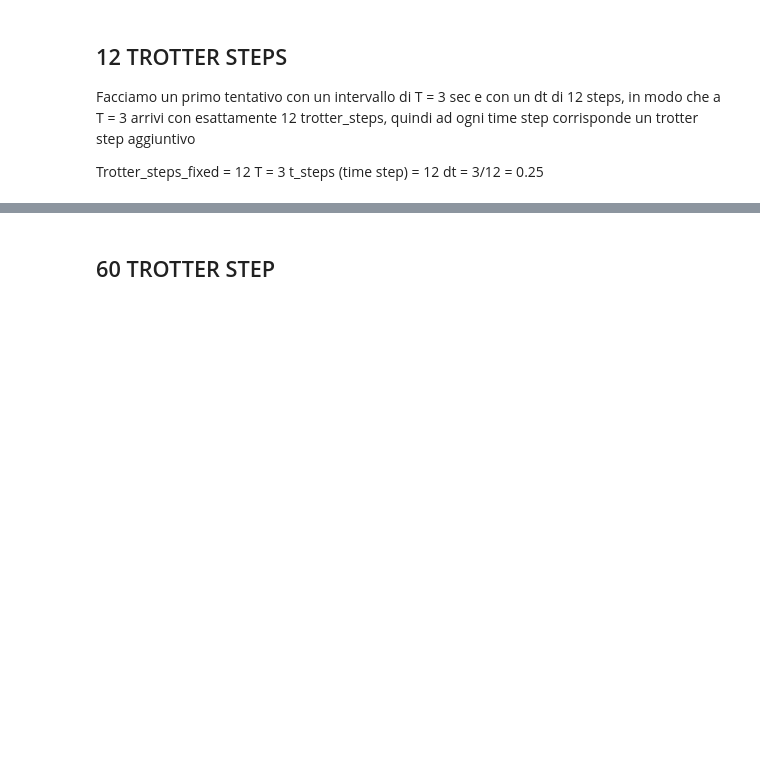
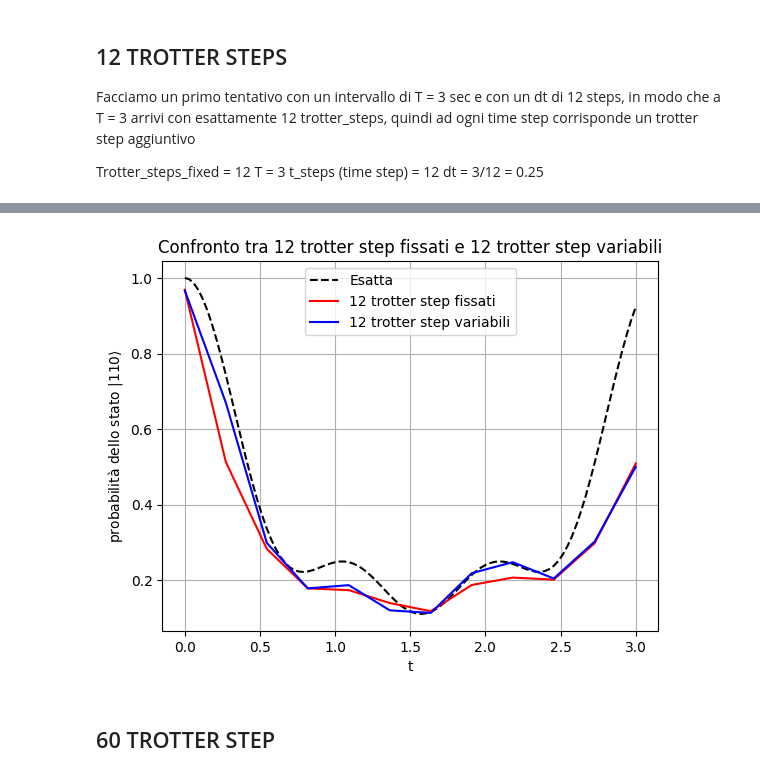
Before and after one commit to qismib/TETrIs, a Jupyter notebook: notebooks/parameter_changes/fixed_vs_dynamic_trotter_steps.ipynb, the cells around one changed output, grey strips where cells are left out. Cells and saved outputs as stored; diff of their text form; code cells hidden in the pictures; blank space fills up the shorter version.

```diff
--- a/notebooks/parameter_changes/fixed_vs_dynamic_trotter_steps.ipynb
+++ b/notebooks/parameter_changes/fixed_vs_dynamic_trotter_steps.ipynb
@@ -209,0 +225,28 @@ plt.show()
+# %%
+pm = generate_preset_pass_manager(optimization_level=3, backend=fake_backend)
+
+#facciamo andare il circuito con trotter step variabili
+
+trotter_steps_variable = 1 #inizializziamo ad uno e aumenteremo il valore
+probs_variable = []
+
+for sim_t in ts:
+    qc = QuantumCircuit(3)
+    #buildiamo lo stato
+    qc.x(1)
+    qc.x(2)
+
+    trott_steps = Heisenberg_Trotter(num_spins=3,trotter_steps=trotter_steps_variable,t=sim_t)
+    qc = qc.compose(trott_steps)
+
+
+    isa_circuit = pm.run(qc)
+    isa_observable = prj.apply_layout(isa_circuit.layout)
+    estimator       = BackendEstimator(backend=fake_backend)
+    trotter_result = estimator.run([(isa_circuit, isa_observable)]).result()
+    trotter_value = trotter_result[0].data.evs
+    probs_variable.append(trotter_value.mean().real)
+
+
+    print(str(trotter_steps_variable) + " steps completed")
+    trotter_steps_variable = trotter_steps_variable + 1 #aumentiamo il trotter step
@@ -210,3 +266,17 @@ plt.show()
+# %%
+#plottiamo
+plt.plot(et_ts, probs_110,linestyle="dashed",color="black",label="Esatta")
+plt.plot(ts, probs_fixed,color="red",label="12 trotter step fissati")
+plt.plot(ts, probs_variable,color="blue",label="12 trotter step variabili")
+plt.xlabel('t')
+plt.ylabel(r'probabilità dello stato $|110\rangle$')
+plt.title(r'Confronto tra 12 trotter step fissati e 12 trotter step variabili')
+plt.legend()
+plt.grid()
+plt.savefig('../../png/parameters_change/fixed12_vs_variable12.png')
+plt.show()
+# %% [output]
+[figure, added]
 # %% [markdown]
 ## 60 TROTTER STEP
 # %%
```
Also changed, not shown: parts of 13 cells of this notebook, 9 other files.
